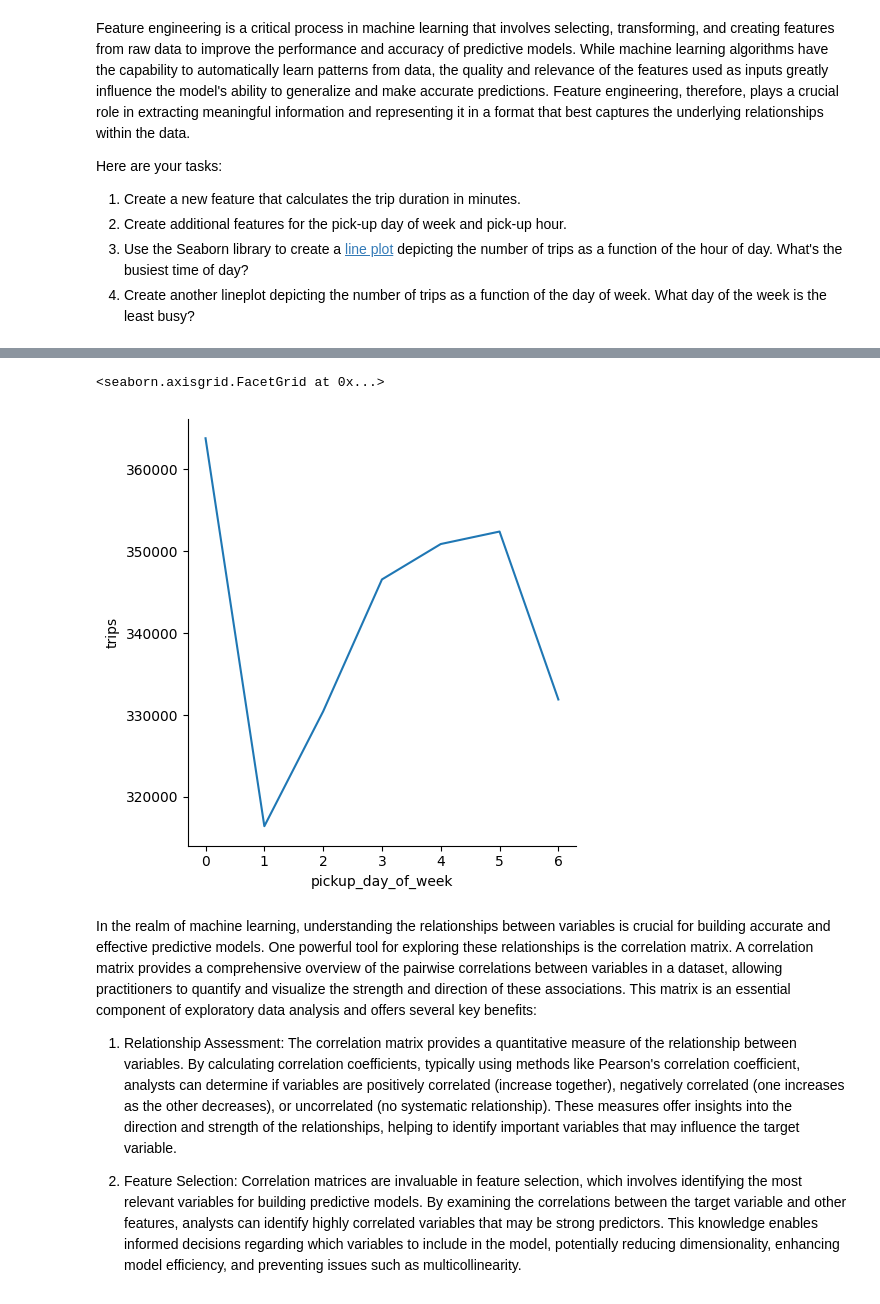
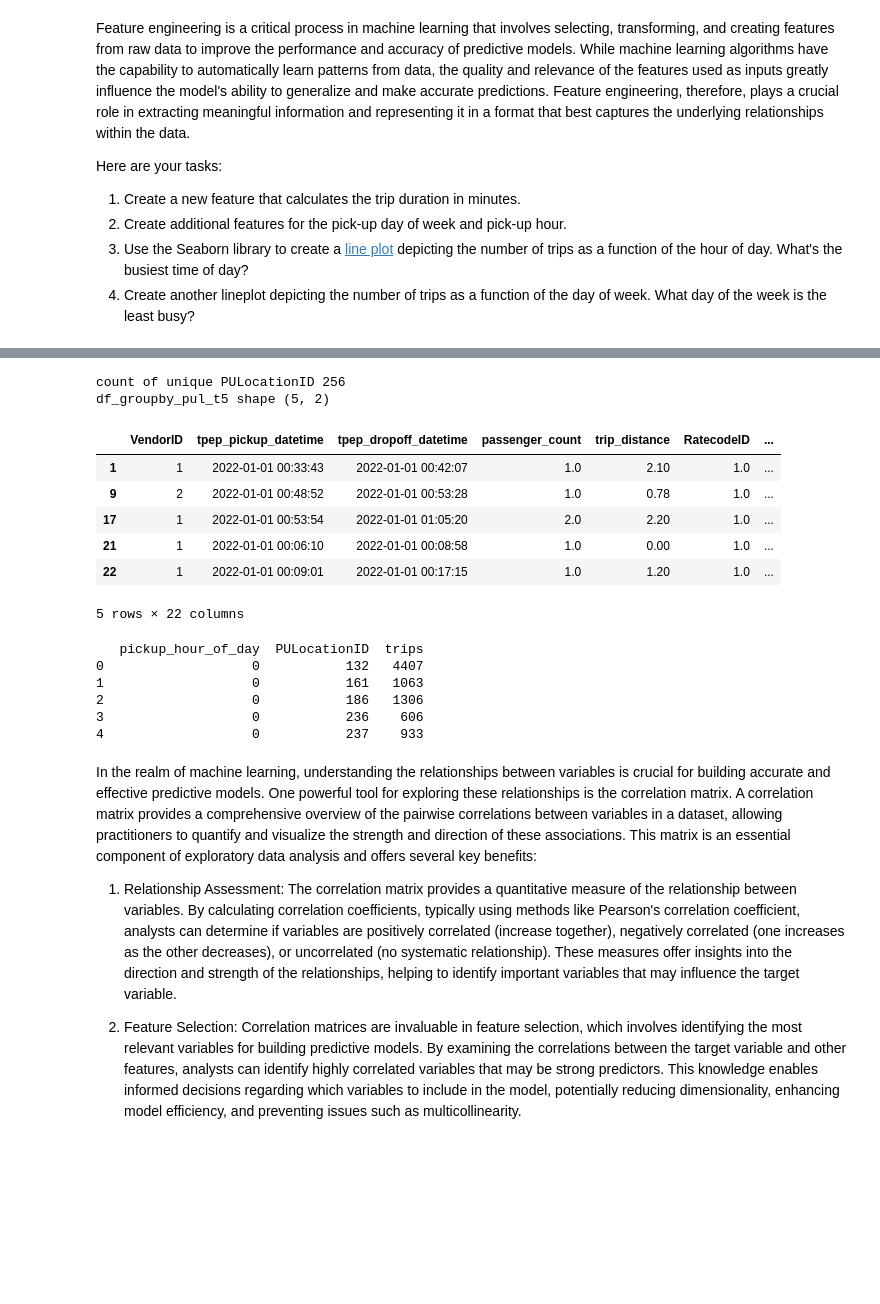
Before and after one commit to kthangap-g/Springboard, a Jupyter notebook: Student_MLE_MiniProject_EDA.ipynb, the cells around one changed output, grey strips where cells are left out. Cells and saved outputs as stored; diff of their text form; code cells hidden in the pictures; blank space fills up the shorter version.

```diff
--- a/Student_MLE_MiniProject_EDA.ipynb
+++ b/Student_MLE_MiniProject_EDA.ipynb
@@ -218,10 +253,41 @@ sns.relplot(data=df_groupby_hour, x="pickup_hour_of_day", y="trips", kind="line"
+# %%
+# Create a lineplot displaying the number of trips by pickup hour and PULocationID
+
+# find count of unique pulocation
+print(f'count of unique PULocationID',df_updated['PULocationID'].nunique())
+
+# find top 5
+df_groupby_pul_t5 = df_updated.groupby('PULocationID').size().nlargest(5).reset_index(name='trips')
+print(f'df_groupby_pul_t5 shape {df_groupby_pul_t5.shape}')
+df_groupby_pul_t5
+
+# filter
+df_updated_filtered = df_updated[df_updated['PULocationID'].isin(df_groupby_pul_t5['PULocationID'])]
+df_updated_filtered.head()
+
+#
+# %% [output]
+count of unique PULocationID 256
+df_groupby_pul_t5 shape (5, 2)
+|  | VendorID | tpep_pickup_datetime | tpep_dropoff_datetime | passenger_count | trip_distance | RatecodeID | ... |
+| 1 | 1 | 2022-01-01 00:33:43 | 2022-01-01 00:42:07 | 1.0 | 2.10 | 1.0 | ... |
+| 9 | 2 | 2022-01-01 00:48:52 | 2022-01-01 00:53:28 | 1.0 | 0.78 | 1.0 | ... |
+| 17 | 1 | 2022-01-01 00:53:54 | 2022-01-01 01:05:20 | 2.0 | 2.20 | 1.0 | ... |
+| 21 | 1 | 2022-01-01 00:06:10 | 2022-01-01 00:08:58 | 1.0 | 0.00 | 1.0 | ... |
+| 22 | 1 | 2022-01-01 00:09:01 | 2022-01-01 00:17:15 | 1.0 | 1.20 | 1.0 | ... |
+5 rows × 22 columns
 # %%
-df_groupby_day = df_updated.groupby('pickup_day_of_week').size().reset_index(name='trips')
-#print(df_groupby_day.dtypes)
-sns.relplot(data=df_groupby_day, x="pickup_day_of_week", y="trips", kind="line")
+# Create a lineplot displaying the number of trips by pickup hour and location
+df_groupby_hour_location = df_updated_filtered.groupby(['pickup_hour_of_day','PULocationID']).size().reset_index(name='trips')
+print(df_groupby_hour_location.head(5))
+#sns.relplot(data=df_groupby_hour_location, x="pickup_hour_of_day", y="trips", kind="line")
 # %% [output]
-<seaborn.axisgrid.FacetGrid at 0x...>
+   pickup_hour_of_day  PULocationID  trips
+0                   0           132   4407
+1                   0           161   1063
+2                   0           186   1306
+3                   0           236    606
+4                   0           237    933
-[figure, removed]
 # %% [markdown]
 In the realm of machine learning, understanding the relationships between variables is crucial for building accurate and effective predictive models. One powerful tool for exploring these relationships is the correlation matrix. A correlation matrix provides a comprehensive overview of the pairwise correlations between variables in a dataset, allowing practitioners to quantify and visualize the strength and direction of these associations. This matrix is an essential component of exploratory data analysis and offers several key benefits:
 
```
Also changed, not shown: parts of 31 cells of this notebook.
